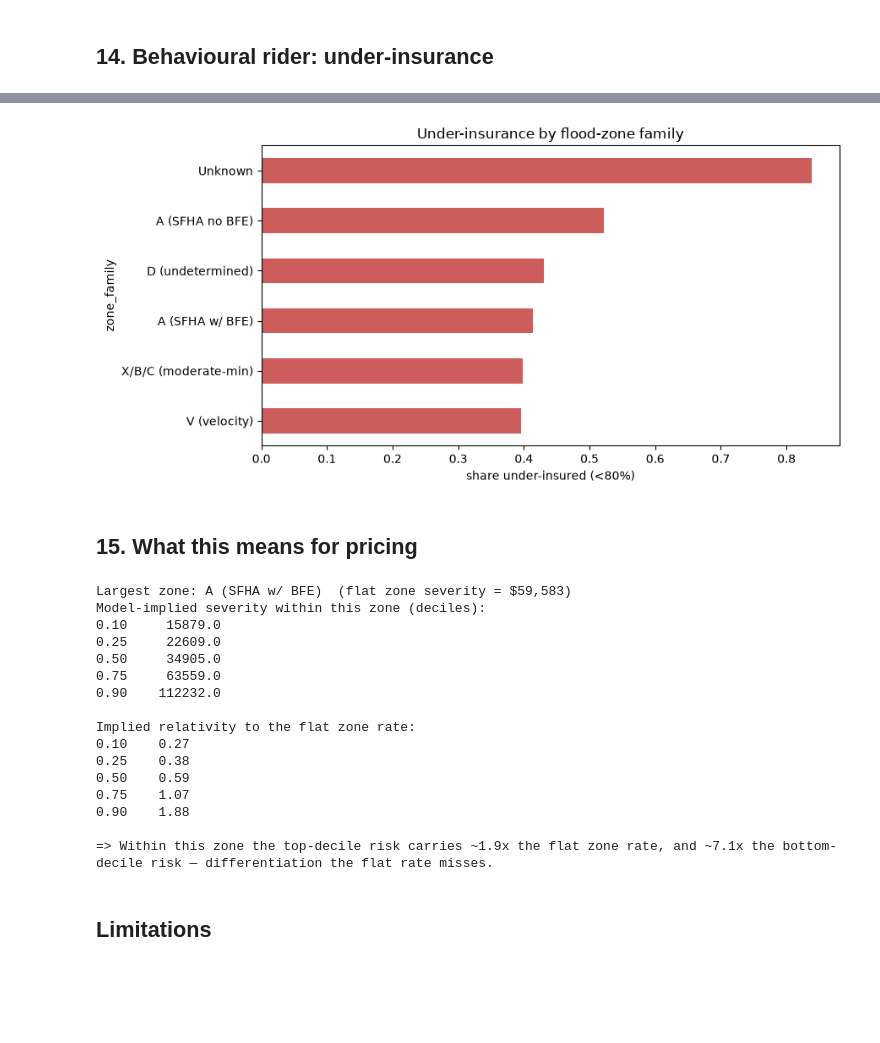
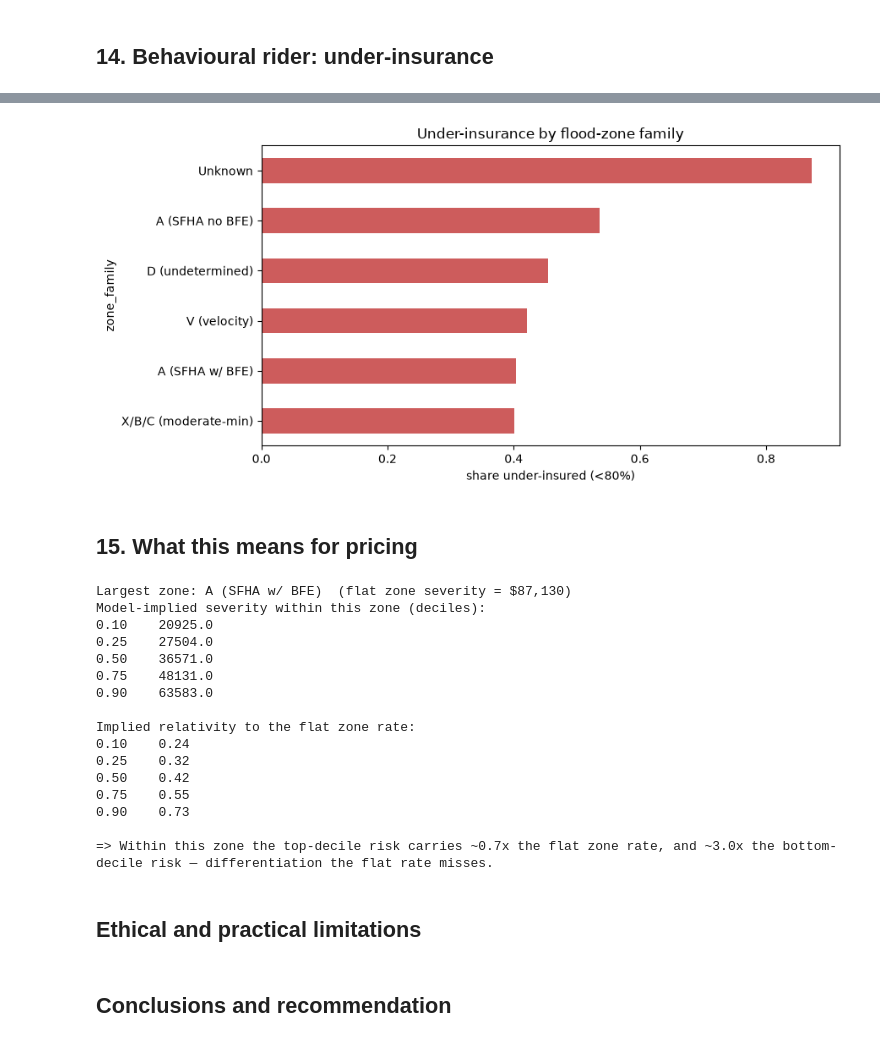
Before and after one commit to ytterbiu/smm284-AML-FIMA-flood-severity-g09, a Jupyter notebook: BE_notes.ipynb, the cells around one changed output, grey strips where cells are left out. Drawn from its saved outputs; the diff is of its cells as text; code cells hidden in the pictures; blank space fills up the shorter version.

```diff
--- a/BE_notes.ipynb
+++ b/BE_notes.ipynb
@@ -381,7 +380,7 @@ def build_sample(target_rows: int = 30_000, seed: int = 284) -> Path:
 # True  -> ~30k-row representative slice: fast, for testing the pipeline
 #          end-to-end before leaving the tuning to run
 # False -> full dataset (~2.7M rows): the real run
-USE_SAMPLE = False
+USE_SAMPLE = True
 
 # BE note: at Bayes library the full download takes ~15.4 seconds
 
@@ -1818,26 +2631,26 @@ severely under-insured(<50%): 21%
 # %%
 # Which segments are most under-insured? (share below 80% of replacement cost, by flood zone)
-seg = (ratio < 0.8).groupby(model_df.loc[ok, "zone_family"]).mean().sort_values()
-seg.plot(kind="barh", color="indianred")
+ui_share = (ratio < 0.8).groupby(model_df.loc[ok, "zone_family"]).mean().sort_values()
+ui_share.plot(kind="barh", color="indianred")
 plt.xlabel("share under-insured (<80%)")
 plt.title("Under-insurance by flood-zone family")
 plt.tight_layout()
 plt.show()
 # %% [output]
-[figure, old version]
+[figure, new version]
 # %% [markdown]
 ## 15. What this means for pricing
 # %%
-# Model-implied severity for every modelled property, vs the flat zone-average it is priced at today
-model_df = model_df.copy()
-model_df["pred_severity"] = best_model.predict(X)
+# Model-implied severity for every modelled property, vs the flat zone-average
+# it is priced at today
 
-# Focus on the largest zone and show the within-zone spread the flat rate ignores
-zone = model_df["zone_family"].value_counts().idxmax()
-sub = model_df[model_df["zone_family"] == zone]
-zone_flat = sub[
-    "amountPaidOnBuildingClaim"
-].mean()  # what flat zone pricing charges everyone here
+# within-zone dispersion on the OOT TEST rows only -> coverage-clipped
+test_df = model_df.loc[is_test].copy()
+test_df["pred_severity"] = clip_at_coverage(best_model.predict(X[is_test]), X[is_test])
+zone = test_df["zone_family"].value_counts().idxmax()
+sub = test_df[test_df["zone_family"] == zone]
+# what flat zone pricing charges everyone here
+zone_flat = sub["amountPaidOnBuildingClaim"].mean()
 deciles = sub["pred_severity"].quantile([0.1, 0.25, 0.5, 0.75, 0.9]).round(0)
 
 print(f"Largest zone: {zone}  (flat zone severity = ${zone_flat:,.0f})")
@@ -1852,21 +2665,23 @@ print(
     f"risk — differentiation the flat rate misses."
 )
 # %% [output]
-Largest zone: A (SFHA w/ BFE)  (flat zone severity = $59,583)
+Largest zone: A (SFHA w/ BFE)  (flat zone severity = $87,130)
 Model-implied severity within this zone (deciles):
-0.10     15879.0
-0.25     22609.0
-0.50     34905.0
-0.75     63559.0
-0.90    112232.0
+0.10    20925.0
+0.25    27504.0
+0.50    36571.0
+0.75    48131.0
+0.90    63583.0
 
 Implied relativity to the flat zone rate:
-0.10    0.27
-0.25    0.38
-0.50    0.59
-0.75    1.07
-0.90    1.88
+0.10    0.24
+0.25    0.32
+0.50    0.42
+0.75    0.55
+0.90    0.73
 
-=> Within this zone the top-decile risk carries ~1.9x the flat zone rate, and ~7.1x the bottom-decile risk — differentiation the flat rate misses.
+=> Within this zone the top-decile risk carries ~0.7x the flat zone rate, and ~3.0x the bottom-decile risk — differentiation the flat rate misses.
+# %% [markdown]
+## Ethical and practical limitations
 # %% [markdown]
-## Limitations
+## Conclusions and recommendation
```
Also changed, not shown: parts of 52 cells of this notebook, 5 other files.
